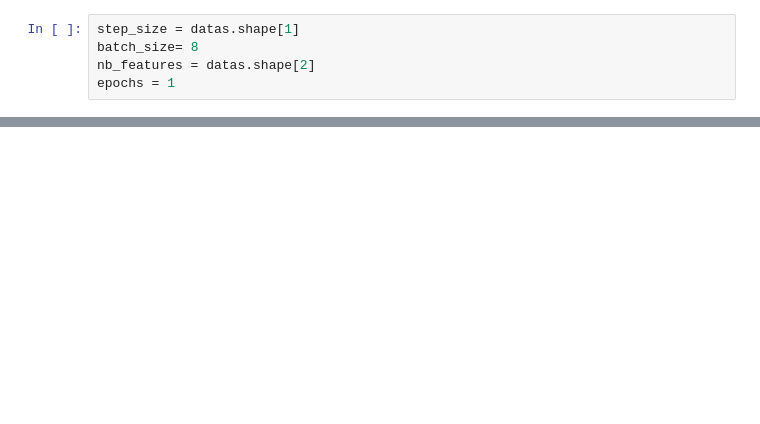
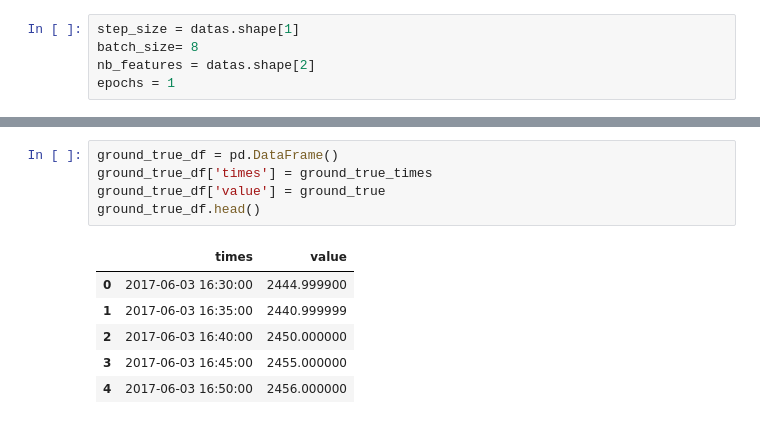
Before and after one commit to khuangaf/CryptocurrencyPrediction, a Jupyter notebook: Plot_CNN.ipynb, the cells around one changed output, grey strips where cells are left out. Cells and saved outputs as stored; diff of their text form; blank space fills up the shorter version.

```diff
--- a/Plot_CNN.ipynb
+++ b/Plot_CNN.ipynb
@@ -95,3 +125,15 @@ validation_output_times = pd.to_datetime(validation_output_times.reshape(-1), un
+# %%
+ground_true_df = pd.DataFrame()
+ground_true_df['times'] = ground_true_times
+ground_true_df['value'] = ground_true
+ground_true_df.head()
+# %% [output]
+|  | times | value |
+| 0 | 2017-06-03 16:30:00 | 2444.999900 |
+| 1 | 2017-06-03 16:35:00 | 2440.999999 |
+| 2 | 2017-06-03 16:40:00 | 2450.000000 |
+| 3 | 2017-06-03 16:45:00 | 2455.000000 |
+| 4 | 2017-06-03 16:50:00 | 2456.000000 |
 # %%
 ground_true_df = pd.DataFrame()
 ground_true_df['times'] = ground_true_times
```
Also changed, not shown: parts of 13 cells of this notebook, 21 other files.
